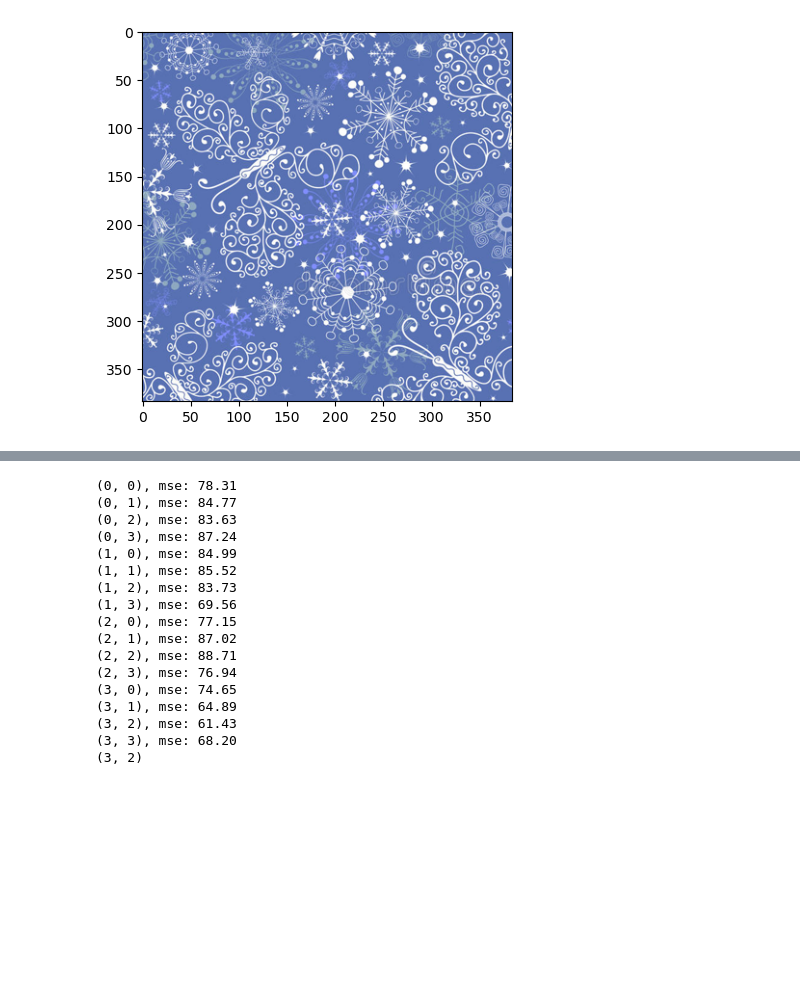
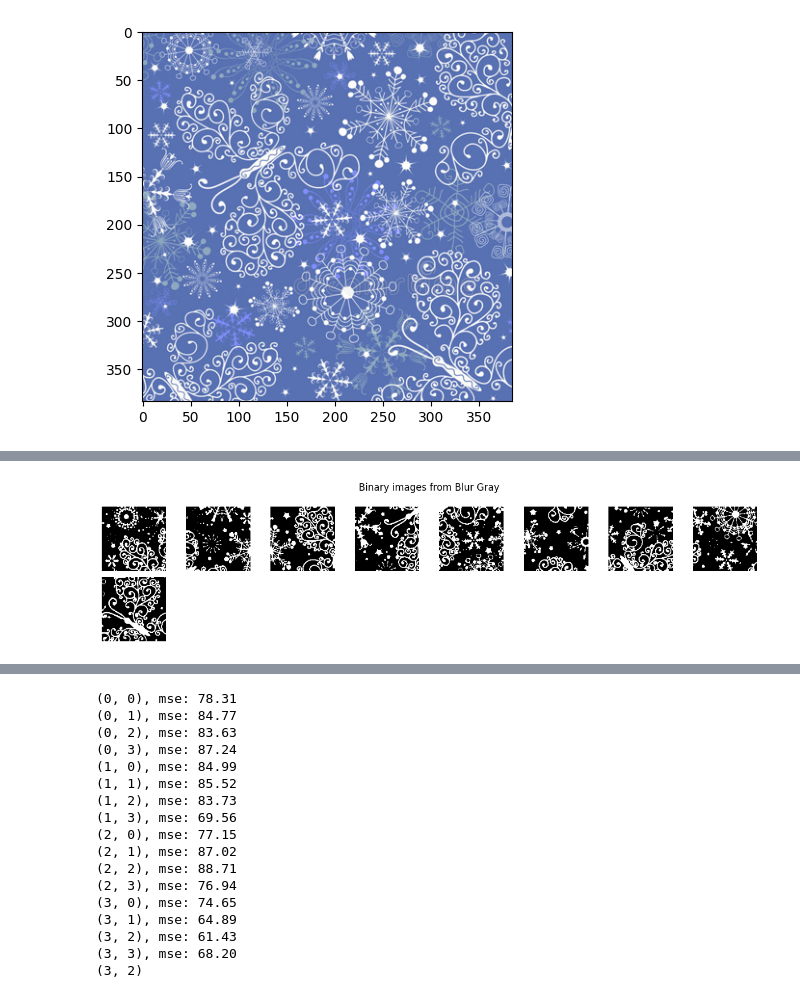
Before and after one commit to silverhardliner/iapr_project, a Jupyter notebook: puzzle_solving.ipynb, the cells around one changed output, grey strips where cells are left out. Cells and saved outputs as stored; diff of their text form; code cells hidden in the pictures; blank space fills up the shorter version.

```diff
--- a/puzzle_solving.ipynb
+++ b/puzzle_solving.ipynb
@@ -43,0 +89,4 @@ pieces[0][-1,:].shape
+# %%
+Segmentation.plot_images(pieces_th, title="Binary images from Blur Gray", cmap="gray")
+# %% [output]
+[figure, added]
```
Also changed, not shown: parts of 25 cells of this notebook, 2 other files.
